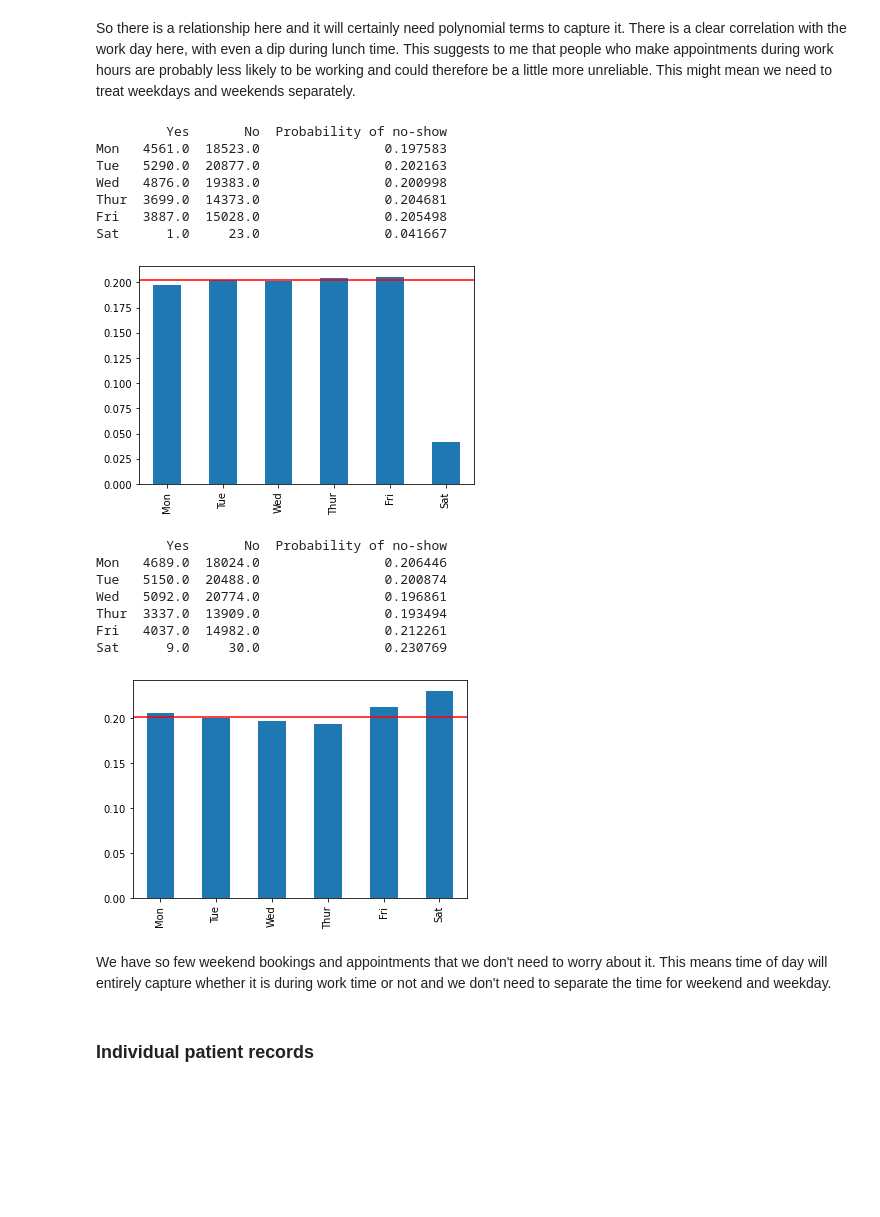
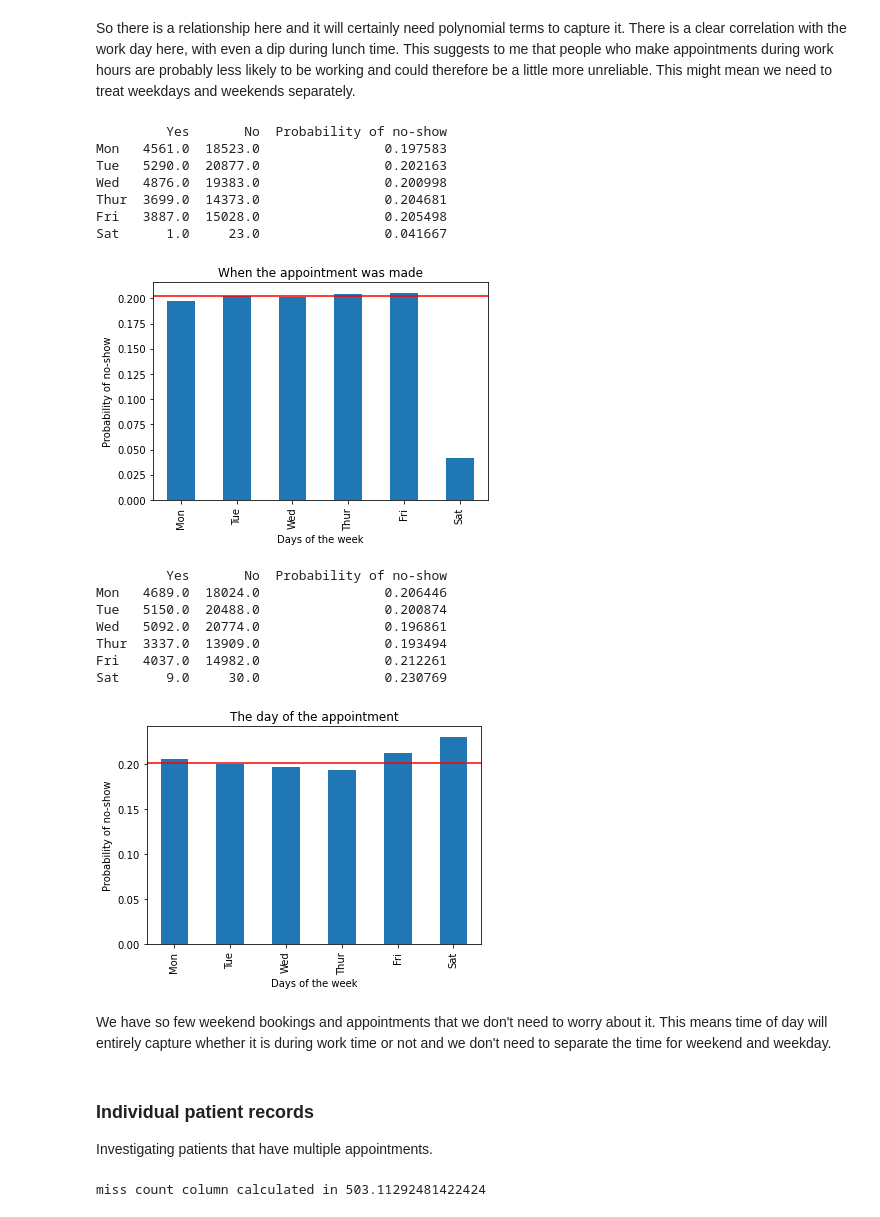
Before and after one commit to foxfoxfox7/Learning-machine-learning, a Jupyter notebook: logistic_regression/Medical_noshow_with_logistic_regression.ipynb, the cells around one changed output. Cells and saved outputs as stored; diff of their text form; code cells hidden in the pictures; blank space fills up the shorter version.

```diff
--- a/logistic_regression/Medical_noshow_with_logistic_regression.ipynb
+++ b/logistic_regression/Medical_noshow_with_logistic_regression.ipynb
@@ -454,36 +581,49 @@ plt.show()
 # %% [markdown]
 So there is a relationship here and it will certainly need polynomial terms to capture it. There is a clear correlation with the work day here, with even a dip during lunch time. This suggests to me that people who make appointments during work hours are probably less likely to be working and could therefore be a little more unreliable. This might mean we need to treat weekdays and weekends separately.
 # %%
+# To replace 0,2,3,4,5 with the actual days of the week
+# there are no appointments on or made on sunday
 week_days = ['Mon', 'Tue', 'Wed', 'Thur', 'Fri', 'Sat']
 
+#  GEtting the day of he week the appointment was made form the date
 df['dow_made'] = df['AppointMade'].dt.dayofweek
+# Grouping all appointments into the day of the week it was made and
+# calculating probability of no-show for each value
 df_dow = pd.concat((df.groupby('dow_made')['Yes'].sum(), df.groupby('dow_made')['No'].sum()), axis=1)
 df_dow['Probability of no-show'] = df_dow['Yes'] / (df_dow['Yes'] + df_dow['No'])
 df_dow.index = week_days
 
 print(df_dow.head(7))
 df_dow['Probability of no-show'].plot(kind='bar')
 plt.axhline(noshow_prob, c='r', label='Overall probability')
+plt.xlabel('Days of the week')
+plt.ylabel('Probability of no-show')
+plt.title('When the appointment was made')
 plt.show()
 
+# Grouping all appointments into the day of the week it was made FOR and
+# calculating probability of no-show for each value
 df['dow_for'] = df['AppointFor'].dt.dayofweek
 df_dowf = pd.concat((df.groupby('dow_for')['Yes'].sum(), df.groupby('dow_for')['No'].sum()), axis=1)
 df_dowf['Probability of no-show'] = df_dowf['Yes'] / (df_dowf['Yes'] + df_dowf['No'])
 df_dowf.index = week_days
 
 print(df_dowf.head(7))
 df_dowf['Probability of no-show'].plot(kind='bar')
 plt.axhline(noshow_prob, c='r', label='Overall probability')
+plt.xlabel('Days of the week')
+plt.ylabel('Probability of no-show')
+plt.title('The day of the appointment')
 plt.show()
 # %% [output]
          Yes       No  Probability of no-show
 Mon   4561.0  18523.0                0.197583
 Tue   5290.0  20877.0                0.202163
 Wed   4876.0  19383.0                0.200998
 Thur  3699.0  14373.0                0.204681
 Fri   3887.0  15028.0                0.205498
 Sat      1.0     23.0                0.041667
-[figure, old version]
+[figure, new version]
          Yes       No  Probability of no-show
 Mon   4689.0  18024.0                0.206446
 Tue   5150.0  20488.0                0.200874
@@ -491,18 +631,22 @@ Wed   5092.0  20774.0                0.196861
 Thur  3337.0  13909.0                0.193494
 Fri   4037.0  14982.0                0.212261
 Sat      9.0     30.0                0.230769
-[figure, old version]
+[figure, new version]
 # %% [markdown]
 We have so few weekend bookings and appointments that we don't need to worry about it. This means time of day will entirely capture whether it is during work time or not and we don't need to separate the time for weekend and weekday.
 # %% [markdown]
 ### Individual patient records
+Investigating patients that have multiple appointments.
 # %%
-'''
+# This function looks at all appointments made before the current appointFor date
+# and where the patient number is the same as at the current row
+# and count the number of missed appointments
 def count_missed_apts_before_now(row, df):
     subdf = df.query("AppointFor<@row.AppointMade and\
                      `No-show`=='Yes' and PatientId==@row.PatientId")
     return len(subdf)
 
+# Sorting by appointment made date so we can get rolling counts
 df.sort_values(by='AppointMade', inplace=True)
 # Calculating how many time the patient has made an appointment before
 df['book_count'] = df.groupby('PatientId').cumcount()
@@ -512,10 +656,5 @@ df['miss_count'] = df.apply(count_missed_apts_before_now, axis=1, args = (df,))
 t4 = time.time()
 miss_count_t = t4-t3
 print(f'miss count column calculated in {miss_count_t}')
-
-df.drop(['PatientID', 'AppointMade'], inplace=True, axis=1)
-df.tail()
-'''
-
-df['book_count'] = 56
-df['miss_count'] = 33
+# %% [output]
+miss count column calculated in 503.11292481422424
```
Also changed, not shown: parts of 62 cells of this notebook.
